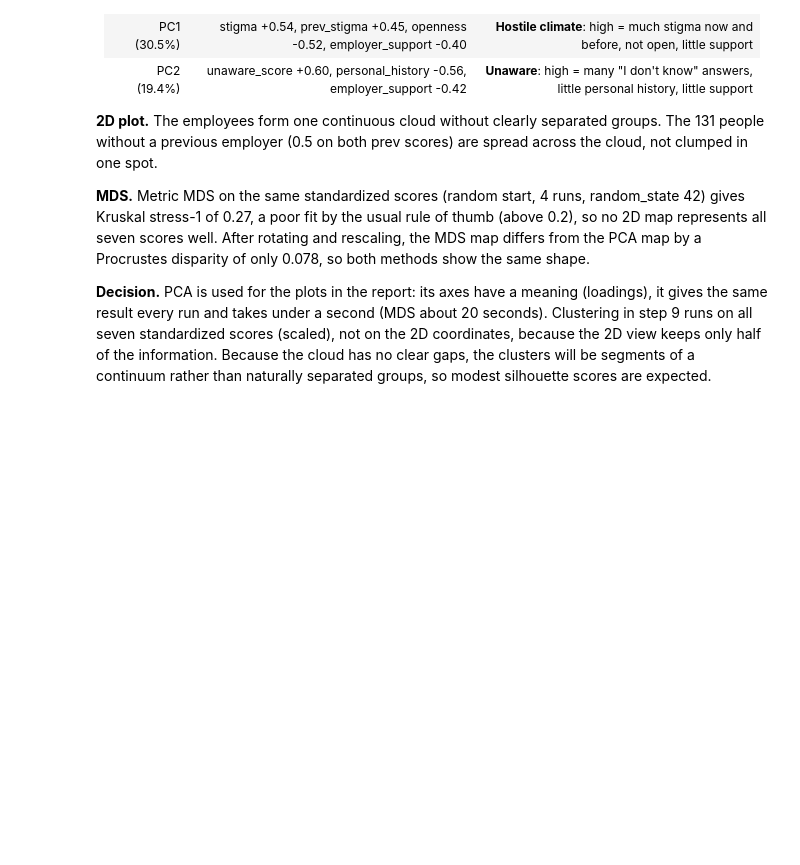
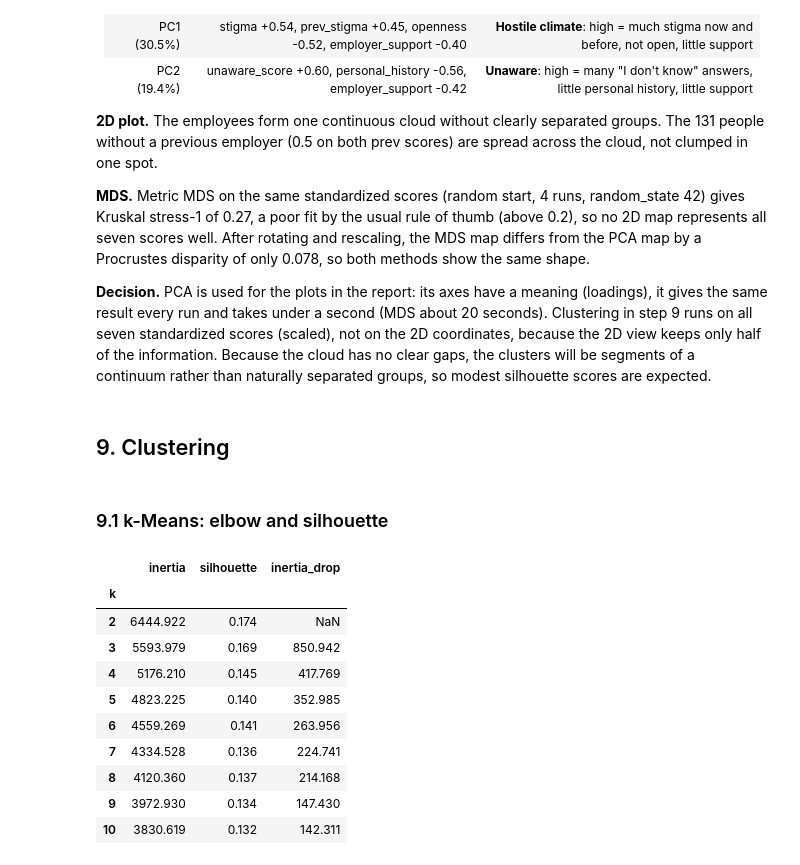
Before and after one commit to fluyid/osmi-mental-health-in-tech, a Jupyter notebook: osmi-clustering/notebooks/01_clustering.ipynb, the cells around one changed output. Drawn from its saved outputs; the diff is of its cells as text; code cells hidden in the pictures; blank space fills up the shorter version.

```diff
--- a/osmi-clustering/notebooks/01_clustering.ipynb
+++ b/osmi-clustering/notebooks/01_clustering.ipynb
@@ -1111,3 +1116,34 @@ Procrustes disparity PCA vs MDS: 0.078
 **MDS.** Metric MDS on the same standardized scores (random start, 4 runs, random_state 42) gives Kruskal stress-1 of 0.27, a poor fit by the usual rule of thumb (above 0.2), so no 2D map represents all seven scores well. After rotating and rescaling, the MDS map differs from the PCA map by a Procrustes disparity of only 0.078, so both methods show the same shape.
 
 **Decision.** PCA is used for the plots in the report: its axes have a meaning (loadings), it gives the same result every run and takes under a second (MDS about 20 seconds). Clustering in step 9 runs on all seven standardized scores (scaled), not on the 2D coordinates, because the 2D view keeps only half of the information. Because the cloud has no clear gaps, the clusters will be segments of a continuum rather than naturally separated groups, so modest silhouette scores are expected.
+# %% [markdown]
+## 9. Clustering
+# %% [markdown]
+### 9.1 k-Means: elbow and silhouette
+# %%
+k_values = range(2, 11)
+inertias = []
+silhouettes = []
+
+for k in k_values:
+    km = KMeans(n_clusters=k, n_init=10, random_state=42)
+    labels = km.fit_predict(scaled)
+    inertias.append(km.inertia_)
+    silhouettes.append(silhouette_score(scaled, labels))
+
+kmeans_table = pd.DataFrame({"inertia": inertias, "silhouette": silhouettes},
+                            index=pd.Index(k_values, name="k"))
+kmeans_table["inertia_drop"] = -kmeans_table["inertia"].diff()
+kmeans_table.round(3)
+# %% [output]
+|  | inertia | silhouette | inertia_drop |
+| k |  |  |  |
+| 2 | 6444.922 | 0.174 | NaN |
+| 3 | 5593.979 | 0.169 | 850.942 |
+| 4 | 5176.210 | 0.145 | 417.769 |
+| 5 | 4823.225 | 0.140 | 352.985 |
+| 6 | 4559.269 | 0.141 | 263.956 |
+| 7 | 4334.528 | 0.136 | 224.741 |
+| 8 | 4120.360 | 0.137 | 214.168 |
+| 9 | 3972.930 | 0.134 | 147.430 |
+| 10 | 3830.619 | 0.132 | 142.311 |
```
Also changed, not shown: parts of 2 cells of this notebook, 1 other file.
